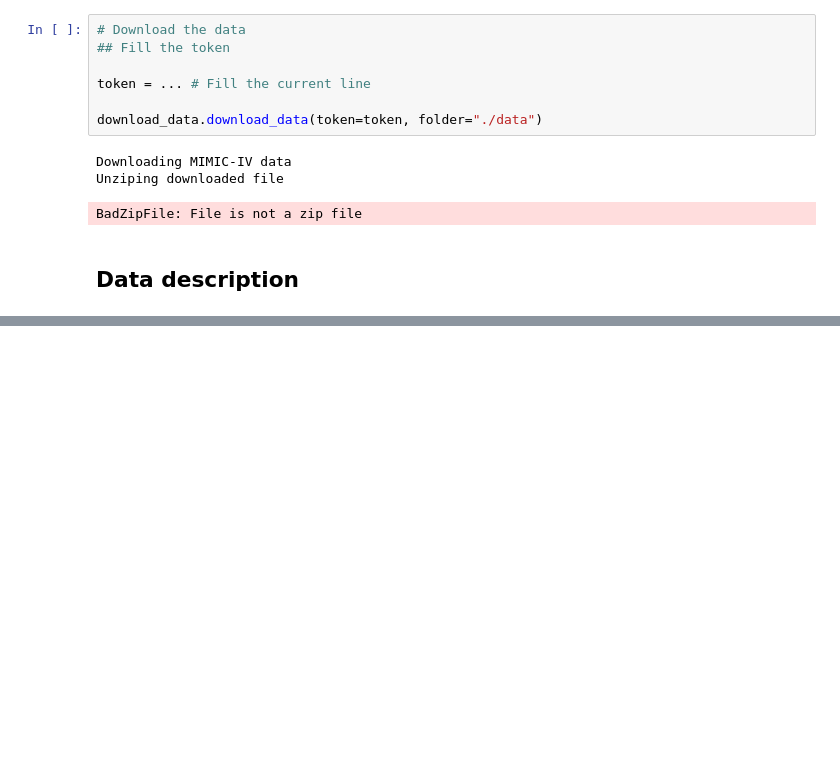
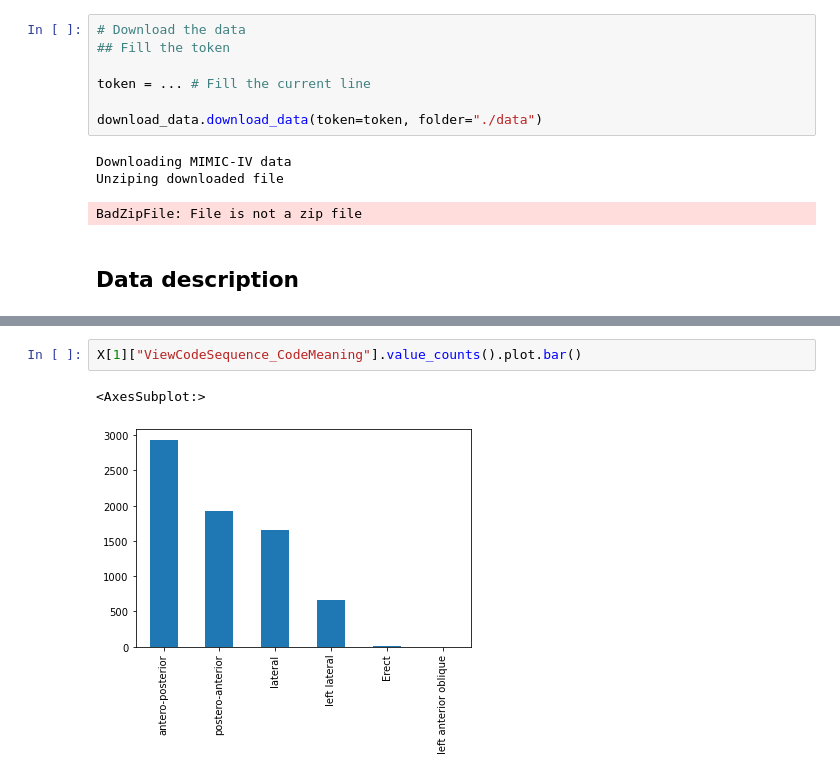
Before and after one commit to alibell/mimic_cxr_clustering, a Jupyter notebook: getting_started.ipynb, the cells around one changed output, grey strips where cells are left out. Drawn from its saved outputs; the diff is of its cells as text; blank space fills up the shorter version.

```diff
--- a/getting_started.ipynb
+++ b/getting_started.ipynb
@@ -24,0 +293,5 @@ BadZipFile: File is not a zip file
+# %%
+X[1]["ViewCodeSequence_CodeMeaning"].value_counts().plot.bar()
+# %% [output]
+<AxesSubplot:>
+[figure, added]
```
Also changed, not shown: parts of 43 cells of this notebook, 3 other files.
